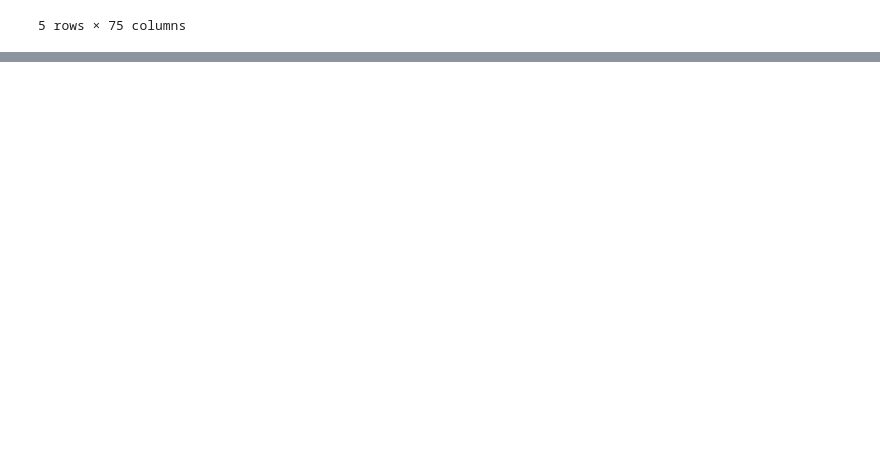
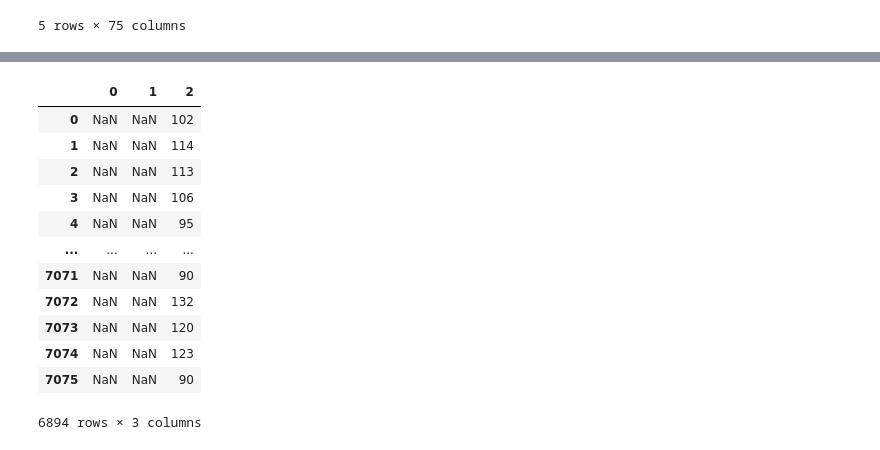
Before and after one commit to Yaye2021/Movies-ETL, a Jupyter notebook: Movies_data.ipynb, the cells around one changed output, grey strips where cells are left out. Drawn from its saved outputs; the diff is of its cells as text; code cells hidden in the pictures; blank space fills up the shorter version.

```diff
--- a/Movies_data.ipynb
+++ b/Movies_data.ipynb
@@ -318,0 +828,8 @@ sorted(wiki_movies_df.columns.tolist())
+# %%
+#Se elimina la columna original "Budget"
+wiki_movies_df.drop('Budget', axis=1, inplace=True)
+# %%
+#CORRECCIÓN DE LA COLUMNA "DATE"
+#1. make a variable that holds the non-null values of Release date in the DataFrame, converting lists to strings
+release_date = wiki_movies_df['Release date'].dropna().apply(lambda x: ' '.join(x) if type(x) == list else x)
+release_date
@@ -318,0 +903,7 @@ sorted(wiki_movies_df.columns.tolist())
+# %%
+#En lugar de hacer y usar una función propia se puede usar el método "to_datetime()" de pandas.
+#Las formas de fecha que se ven en la columna están practicamente incluidas en la opción "infer_datetime_format" de ese método
+#la solución de pandas queda de la siguiente forma
+
+wiki_movies_df['release_date'] = pd.to_datetime(release_date.str.extract(f'({date_form_one}|{date_form_two}|{date_form_three}|{date_form_four})')[0], infer_datetime_format=True)
+wiki_movies_df['release_date']
@@ -318,0 +923,6 @@ sorted(wiki_movies_df.columns.tolist())
+# %%
+#CORRECCIÓN DE LA COLUMNA "RUNNING TIME"
+#1. Se genera una variable que tiene todos los valores "no nulos" del dataframe y los convierte en "strings"
+
+running_time = wiki_movies_df['Running time'].dropna().apply(lambda x: ' '.join(x) if type(x) == list else x)
+running_time
@@ -318,0 +993,28 @@ sorted(wiki_movies_df.columns.tolist())
+# %%
+#6. Aunque son muy pocas entradas, vale la pena tratar de corregirlas (las que tienen horaas y minutos)
+#We can match all of the hour + minute patterns with one regular expression pattern. Our pattern follows:
+#Start with one or more digits.
+#Have an optional space after the digit and before the letter "h."
+#Capture all the possible abbreviations of "hour(s)." To do this, we'll make every letter in "hours" optional except the "h."
+#Have an optional space after the "hours" marker.
+#Have an optional number of digits for minutes.
+    #As a pattern, this looks like "\d+\s*ho?u?r?s?\s*\d*".
+
+#Con el nuevo patrón se van a extraer todos lo dígitos. El código queda como sigue:
+
+running_time_extract = running_time.str.extract(r'(\d+)\s*ho?u?r?s?\s*(\d*)|(\d+)\s*m')
+running_time_extract
+# %% [output]
+|  | 0 | 1 | 2 |
+| 0 | NaN | NaN | 102 |
+| 1 | NaN | NaN | 114 |
+| 2 | NaN | NaN | 113 |
+| 3 | NaN | NaN | 106 |
+| 4 | NaN | NaN | 95 |
+| ... | ... | ... | ... |
+| 7071 | NaN | NaN | 90 |
+| 7072 | NaN | NaN | 132 |
+| 7073 | NaN | NaN | 120 |
+| 7074 | NaN | NaN | 123 |
+| 7075 | NaN | NaN | 90 |
+6894 rows × 3 columns
```
Also changed, not shown: parts of 84 cells of this notebook.
